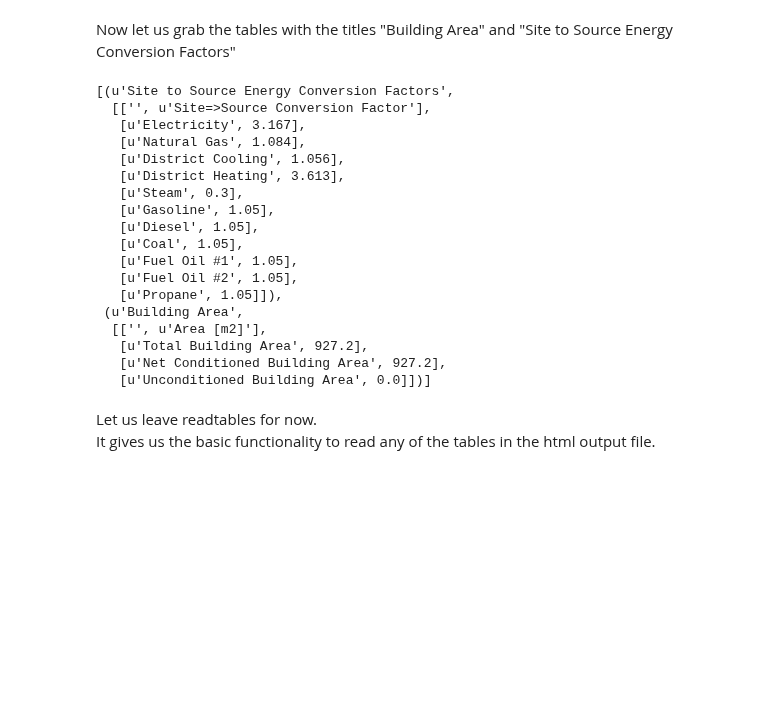
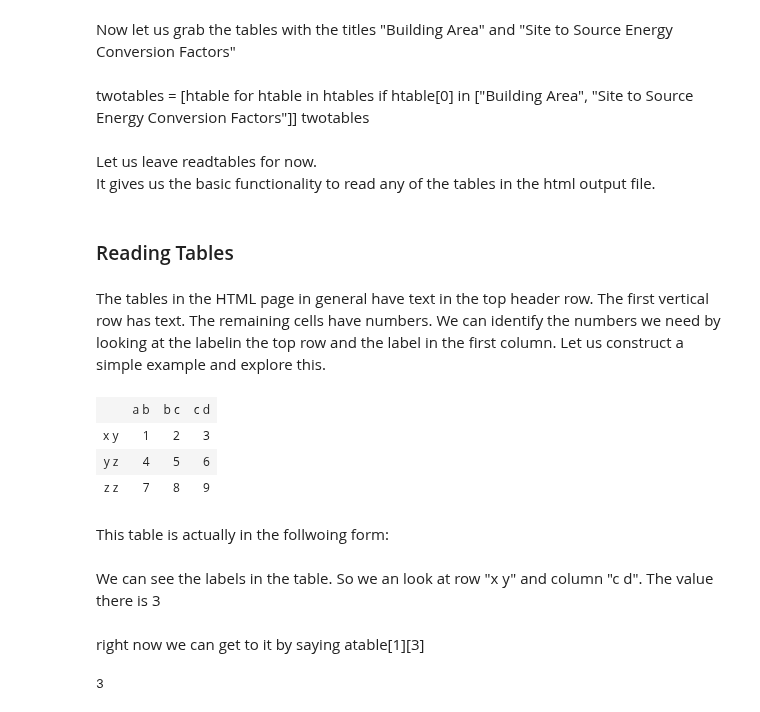
Before and after one commit to santoshphilip/eppy, a Jupyter notebook: docs/Outputs_Tutorial.ipynb, the cells around one changed output. Cells and saved outputs as stored; diff of their text form; code cells hidden in the pictures; blank space fills up the shorter version.

Commit message:
added docs to "Reading outputs"

```diff
--- a/docs/Outputs_Tutorial.ipynb
+++ b/docs/Outputs_Tutorial.ipynb
@@ -137,28 +137,25 @@ alltitles
  u'Comfort and Setpoint Not Met Summary']
 # %% [markdown]
 Now let us grab the tables with the titles "Building Area" and "Site to Source Energy Conversion Factors"
-# %%
-twotables = [htable for htable in htables if htable[0] in ["Building Area", "Site to Source Energy Conversion Factors"]]
-twotables
-# %% [output]
-[(u'Site to Source Energy Conversion Factors',
-  [['', u'Site=>Source Conversion Factor'],
-   [u'Electricity', 3.167],
-   [u'Natural Gas', 1.084],
-   [u'District Cooling', 1.056],
-   [u'District Heating', 3.613],
-   [u'Steam', 0.3],
-   [u'Gasoline', 1.05],
-   [u'Diesel', 1.05],
-   [u'Coal', 1.05],
-   [u'Fuel Oil #1', 1.05],
-   [u'Fuel Oil #2', 1.05],
-   [u'Propane', 1.05]]),
- (u'Building Area',
-  [['', u'Area [m2]'],
-   [u'Total Building Area', 927.2],
-   [u'Net Conditioned Building Area', 927.2],
-   [u'Unconditioned Building Area', 0.0]])]
+# %% [markdown]
+twotables = [htable for htable in htables if htable[0] in ["Building Area", "Site to Source Energy Conversion Factors"]]
+twotables
 # %% [markdown]
 Let us leave readtables for now.
 It gives us the basic functionality to read any of the tables in the html output file.
+# %% [markdown]
+### Reading Tables
+# %% [markdown]
+The tables in the HTML page in general have text in the top header row. The first vertical row has text. The remaining cells have numbers. We can identify the numbers we need by looking at the labelin the top row and the label in the first column. Let us construct a simple example and explore this.
+# %%
+# ignore the following three lines. I am using them to construct the table below
+from IPython.display import HTML
+atablestring = '<TABLE cellpadding="4" style="border: 1px solid #000000; border-collapse: collapse;" border="1">\n <TR>\n  <TD>&nbsp;</TD>\n  <TD>a b</TD>\n  <TD>b c</TD>\n  <TD>c d</TD>\n </TR>\n <TR>\n  <TD>x y</TD>\n  <TD>1</TD>\n  <TD>2</TD>\n  <TD>3</TD>\n </TR>\n <TR>\n  <TD>y z</TD>\n  <TD>4</TD>\n  <TD>5</TD>\n  <TD>6</TD>\n </TR>\n <TR>\n  <TD>z z</TD>\n  <TD>7</TD>\n  <TD>8</TD>\n  <TD>9</TD>\n </TR>\n</TABLE>'
+HTML(atablestring)
+# %% [output]
+|  | a b | b c | c d |
+| x y | 1 | 2 | 3 |
+| y z | 4 | 5 | 6 |
+| z z | 7 | 8 | 9 |
+# %% [markdown]
+This table is actually in the follwoing form:
@@ -164,0 +167,8 @@ It gives us the basic functionality to read any of the tables in the html output
+# %% [markdown]
+We can see the labels in the table. So we an look at row "x y" and column "c d". The value there is 3
+# %% [markdown]
+right now we can get to it by saying atable[1][3]
+# %%
+print atable[1][3]
+# %% [output]
+3
```
Also changed, not shown: parts of 26 cells of this notebook, 23 other files.
